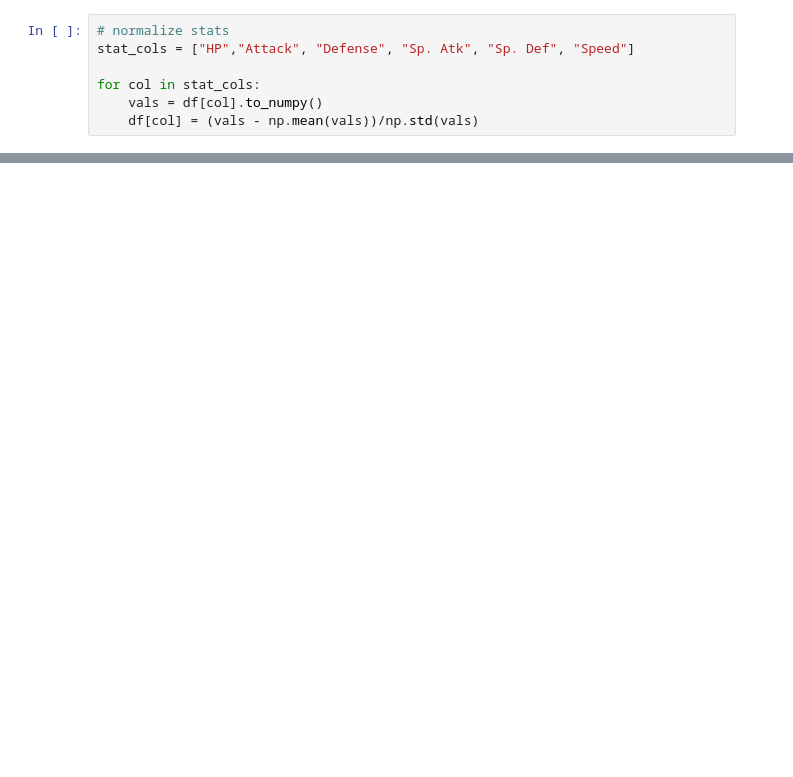
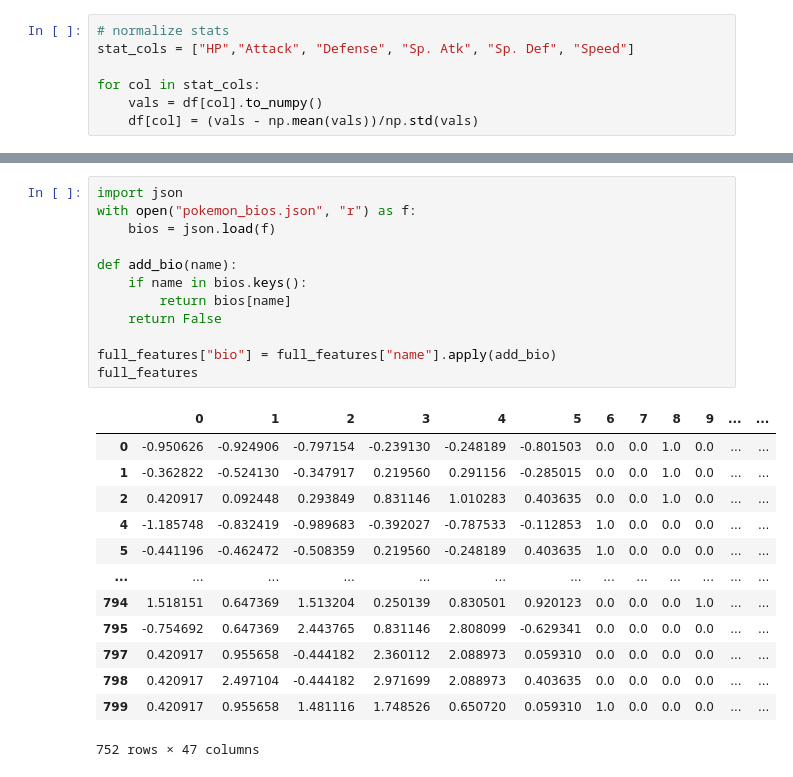
Before and after one commit to jkswin/TransformerFromScratch, a Jupyter notebook: transformer/toy_data/make_pokemon.ipynb, the cells around one changed output, grey strips where cells are left out. Saved outputs shown, nothing was run; the diff lists cells and outputs as text; blank space fills up the shorter version.

```diff
--- a/transformer/toy_data/make_pokemon.ipynb
+++ b/transformer/toy_data/make_pokemon.ipynb
@@ -89,0 +110,26 @@ full_features
+# %%
+import json
+with open("pokemon_bios.json", "r") as f:
+    bios = json.load(f)
+
+def add_bio(name):
+    if name in bios.keys():
+        return bios[name]
+    return False
+
+full_features["bio"] = full_features["name"].apply(add_bio)
+full_features
+# %% [output]
+|  | 0 | 1 | 2 | 3 | 4 | 5 | 6 | 7 | 8 | 9 | ... | ... |
+| 0 | -0.950626 | -0.924906 | -0.797154 | -0.239130 | -0.248189 | -0.801503 | 0.0 | 0.0 | 1.0 | 0.0 | ... | ... |
+| 1 | -0.362822 | -0.524130 | -0.347917 | 0.219560 | 0.291156 | -0.285015 | 0.0 | 0.0 | 1.0 | 0.0 | ... | ... |
+| 2 | 0.420917 | 0.092448 | 0.293849 | 0.831146 | 1.010283 | 0.403635 | 0.0 | 0.0 | 1.0 | 0.0 | ... | ... |
+| 4 | -1.185748 | -0.832419 | -0.989683 | -0.392027 | -0.787533 | -0.112853 | 1.0 | 0.0 | 0.0 | 0.0 | ... | ... |
+| 5 | -0.441196 | -0.462472 | -0.508359 | 0.219560 | -0.248189 | 0.403635 | 1.0 | 0.0 | 0.0 | 0.0 | ... | ... |
+| ... | ... | ... | ... | ... | ... | ... | ... | ... | ... | ... | ... | ... |
+| 794 | 1.518151 | 0.647369 | 1.513204 | 0.250139 | 0.830501 | 0.920123 | 0.0 | 0.0 | 0.0 | 1.0 | ... | ... |
+| 795 | -0.754692 | 0.647369 | 2.443765 | 0.831146 | 2.808099 | -0.629341 | 0.0 | 0.0 | 0.0 | 0.0 | ... | ... |
+| 797 | 0.420917 | 0.955658 | -0.444182 | 2.360112 | 2.088973 | 0.059310 | 0.0 | 0.0 | 0.0 | 0.0 | ... | ... |
+| 798 | 0.420917 | 2.497104 | -0.444182 | 2.971699 | 2.088973 | 0.403635 | 0.0 | 0.0 | 0.0 | 0.0 | ... | ... |
+| 799 | 0.420917 | 0.955658 | 1.481116 | 1.748526 | 0.650720 | 0.059310 | 1.0 | 0.0 | 0.0 | 0.0 | ... | ... |
+752 rows × 47 columns
```
Also changed, not shown: parts of 4 cells of this notebook, 23 other files.
